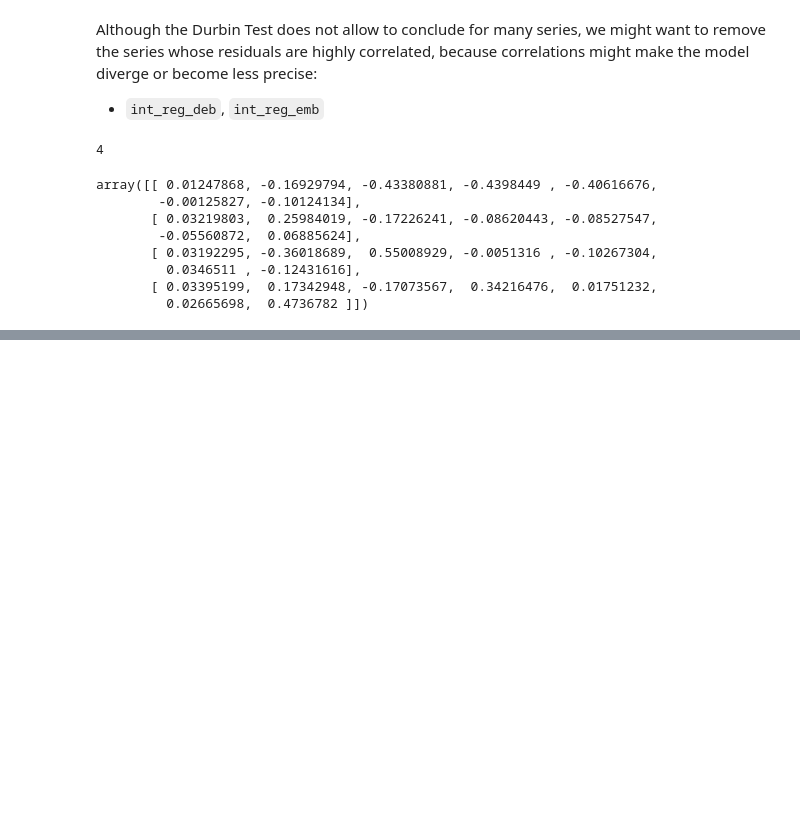
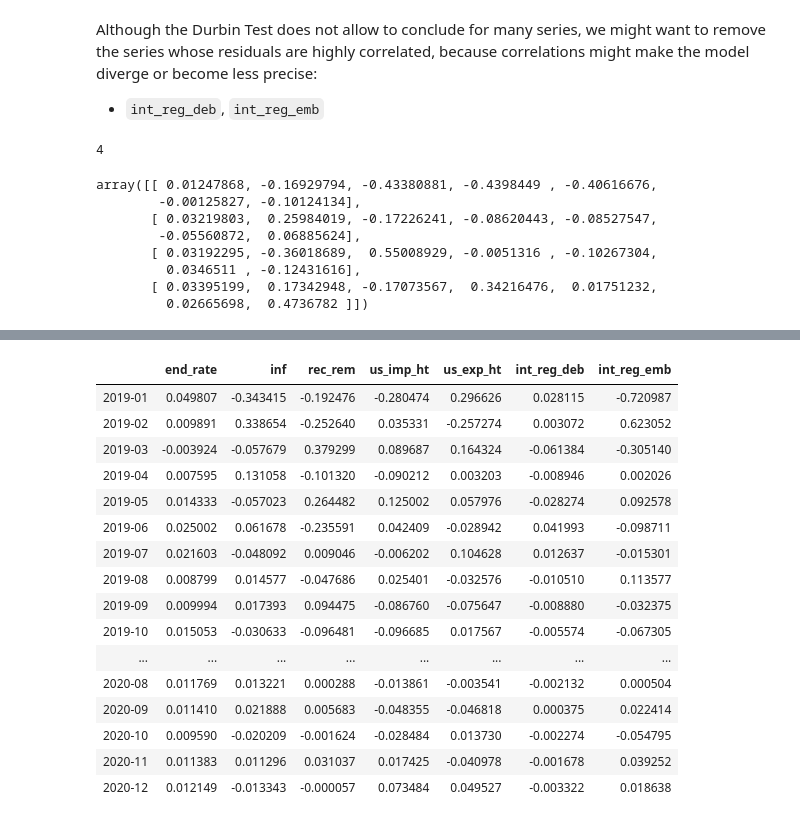
Before and after one commit to gregpinchy/creative-capstone-AA, a Jupyter notebook: time_series.ipynb, the cells around one changed output, grey strips where cells are left out. Cells and saved outputs as stored; diff of their text form; code cells hidden in the pictures; blank space fills up the shorter version.

```diff
--- a/time_series.ipynb
+++ b/time_series.ipynb
@@ -1487,0 +1567,8 @@ KeyError: 'rec_rem_diff'
+# %%
+# Get the lag order
+lag_order = model_fitted.k_ar
+print(lag_order)  #> 4
+
+# Input data for forecasting
+forecast_input2 = X_train.values[-lag_order:]
+forecast_input2
@@ -1487,0 +1585,28 @@ KeyError: 'rec_rem_diff'
+# %%
+# Forecast
+# From Jan 2019 to December 2020, the number of steps forward to predict is 24 months
+num_steps = 24
+fc2 = model_fitted.forecast(y=forecast_input2, steps=num_steps)
+df_forecast2 = pd.DataFrame(fc2, index=pd.date_range(start='Jan 2019', periods = num_steps, freq='M'),
+                            columns=logdf.columns)
+df_forecast2.index = pd.DatetimeIndex(df_forecast2.index).to_period('M')
+
+df_forecast2
+# %% [output]
+|  | end_rate | inf | rec_rem | us_imp_ht | us_exp_ht | int_reg_deb | int_reg_emb |
+| 2019-01 | 0.049807 | -0.343415 | -0.192476 | -0.280474 | 0.296626 | 0.028115 | -0.720987 |
+| 2019-02 | 0.009891 | 0.338654 | -0.252640 | 0.035331 | -0.257274 | 0.003072 | 0.623052 |
+| 2019-03 | -0.003924 | -0.057679 | 0.379299 | 0.089687 | 0.164324 | -0.061384 | -0.305140 |
+| 2019-04 | 0.007595 | 0.131058 | -0.101320 | -0.090212 | 0.003203 | -0.008946 | 0.002026 |
+| 2019-05 | 0.014333 | -0.057023 | 0.264482 | 0.125002 | 0.057976 | -0.028274 | 0.092578 |
+| 2019-06 | 0.025002 | 0.061678 | -0.235591 | 0.042409 | -0.028942 | 0.041993 | -0.098711 |
+| 2019-07 | 0.021603 | -0.048092 | 0.009046 | -0.006202 | 0.104628 | 0.012637 | -0.015301 |
+| 2019-08 | 0.008799 | 0.014577 | -0.047686 | 0.025401 | -0.032576 | -0.010510 | 0.113577 |
+| 2019-09 | 0.009994 | 0.017393 | 0.094475 | -0.086760 | -0.075647 | -0.008880 | -0.032375 |
+| 2019-10 | 0.015053 | -0.030633 | -0.096481 | -0.096685 | 0.017567 | -0.005574 | -0.067305 |
+| ... | ... | ... | ... | ... | ... | ... | ... |
+| 2020-08 | 0.011769 | 0.013221 | 0.000288 | -0.013861 | -0.003541 | -0.002132 | 0.000504 |
+| 2020-09 | 0.011410 | 0.021888 | 0.005683 | -0.048355 | -0.046818 | 0.000375 | 0.022414 |
+| 2020-10 | 0.009590 | -0.020209 | -0.001624 | -0.028484 | 0.013730 | -0.002274 | -0.054795 |
+| 2020-11 | 0.011383 | 0.011296 | 0.031037 | 0.017425 | -0.040978 | -0.001678 | 0.039252 |
+| 2020-12 | 0.012149 | -0.013343 | -0.000057 | 0.073484 | 0.049527 | -0.003322 | 0.018638 |
```
Also changed, not shown: parts of 18 cells of this notebook.
